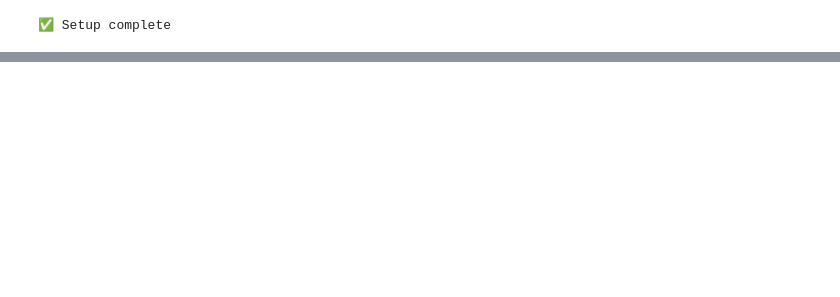
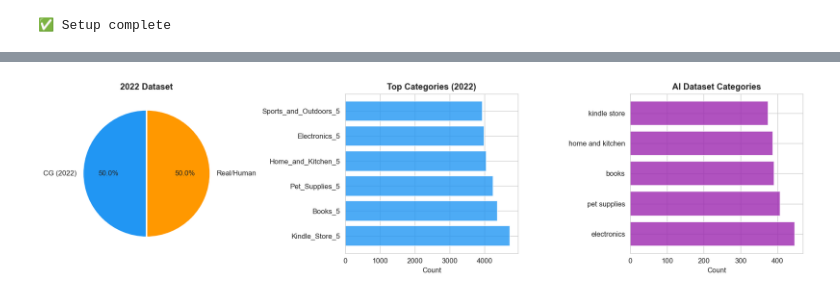
Before and after one commit to sithinontec/DS_Year2, a Jupyter notebook: notebook.ipynb, the cells around one changed output, grey strips where cells are left out. Saved outputs shown, nothing was run; the diff lists cells and outputs as text; code cells hidden in the pictures; blank space fills up the shorter version.

```diff
--- a/notebook.ipynb
+++ b/notebook.ipynb
@@ -85,0 +93,27 @@ plt.show()
+# %%
+# Side-by-side class distribution
+fig, axes = plt.subplots(1, 3, figsize=(15, 4))
+
+# 2022 dataset class balance
+counts = full_df['label'].map({'OR': 'Real/Human', 'CG': 'CG (2022)'}).value_counts()
+axes[0].pie(counts.values, labels=counts.index, autopct='%1.1f%%',
+            colors=['#2196F3', '#FF9800'], startangle=90,
+            wedgeprops={'edgecolor': 'white', 'linewidth': 2})
+axes[0].set_title('2022 Dataset', fontweight='bold')
+
+# Category breakdown
+cat_counts = full_df['category'].value_counts().head(6)
+axes[1].barh(cat_counts.index, cat_counts.values, color='#2196F3', alpha=0.8)
+axes[1].set_title('Top Categories (2022)', fontweight='bold')
+axes[1].set_xlabel('Count')
+
+# AI dataset categories
+ai_cat = ai_df['category'].value_counts()
+axes[2].barh(ai_cat.index, ai_cat.values, color='#9C27B0', alpha=0.8)
+axes[2].set_title('AI Dataset Categories', fontweight='bold')
+axes[2].set_xlabel('Count')
+
+plt.tight_layout()
+plt.show()
+# %% [output]
+[figure, added]
```
Also changed, not shown: parts of 46 cells of this notebook, 9 other files.
